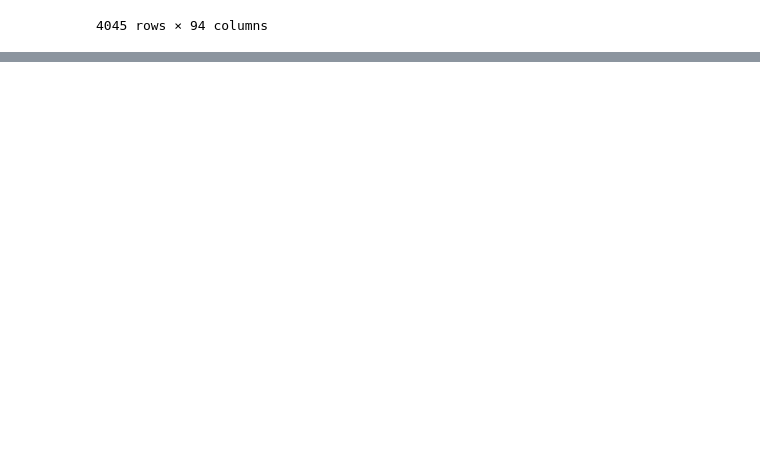
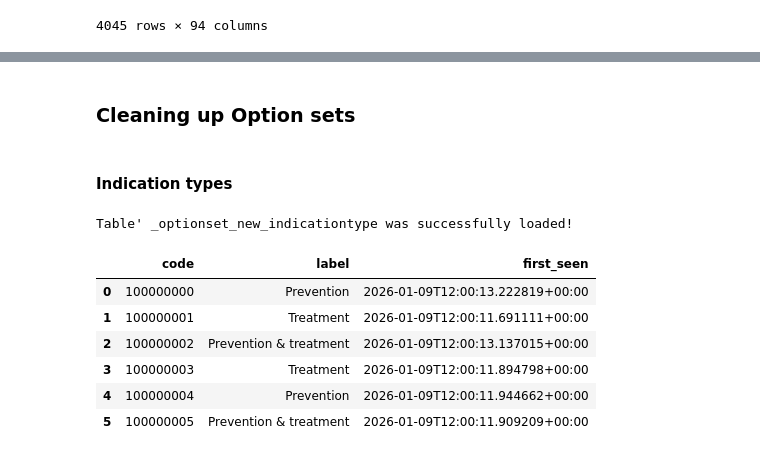
Before and after one commit to akvo/igh-data-transform, a Jupyter notebook: src/igh_data_transform/scripts/Transformation_candidates.ipynb, the cells around one changed output, grey strips where cells are left out. Drawn from its saved outputs; the diff is of its cells as text; code cells hidden in the pictures; blank space fills up the shorter version.

```diff
--- a/src/igh_data_transform/scripts/Transformation_candidates.ipynb
+++ b/src/igh_data_transform/scripts/Transformation_candidates.ipynb
@@ -562,0 +584,22 @@ df_expand
+# %% [markdown]
+### Cleaning up Option sets
+# %% [markdown]
+#### Indication types
+# %%
+#replace values in option set
+#1. define the candidates table
+table_name = "_optionset_new_indicationtype"
+df = pd.read_sql_query(f"SELECT * FROM {table_name}", conn)
+
+# see the first rows
+print(f"Table' {table_name} was successfully loaded!")
+df.head(10)
+# %% [output]
+Table' _optionset_new_indicationtype was successfully loaded!
+|  | code | label | first_seen |
+| 0 | 100000000 | Prevention | 2026-01-09T12:00:13.222819+00:00 |
+| 1 | 100000001 | Treatment | 2026-01-09T12:00:11.691111+00:00 |
+| 2 | 100000002 | Prevention & treatment | 2026-01-09T12:00:13.137015+00:00 |
+| 3 | 100000003 | Treatment | 2026-01-09T12:00:11.894798+00:00 |
+| 4 | 100000004 | Prevention | 2026-01-09T12:00:11.944662+00:00 |
+| 5 | 100000005 | Prevention & treatment | 2026-01-09T12:00:11.909209+00:00 |
```
Also changed, not shown: parts of 45 cells of this notebook, 1 other file.
